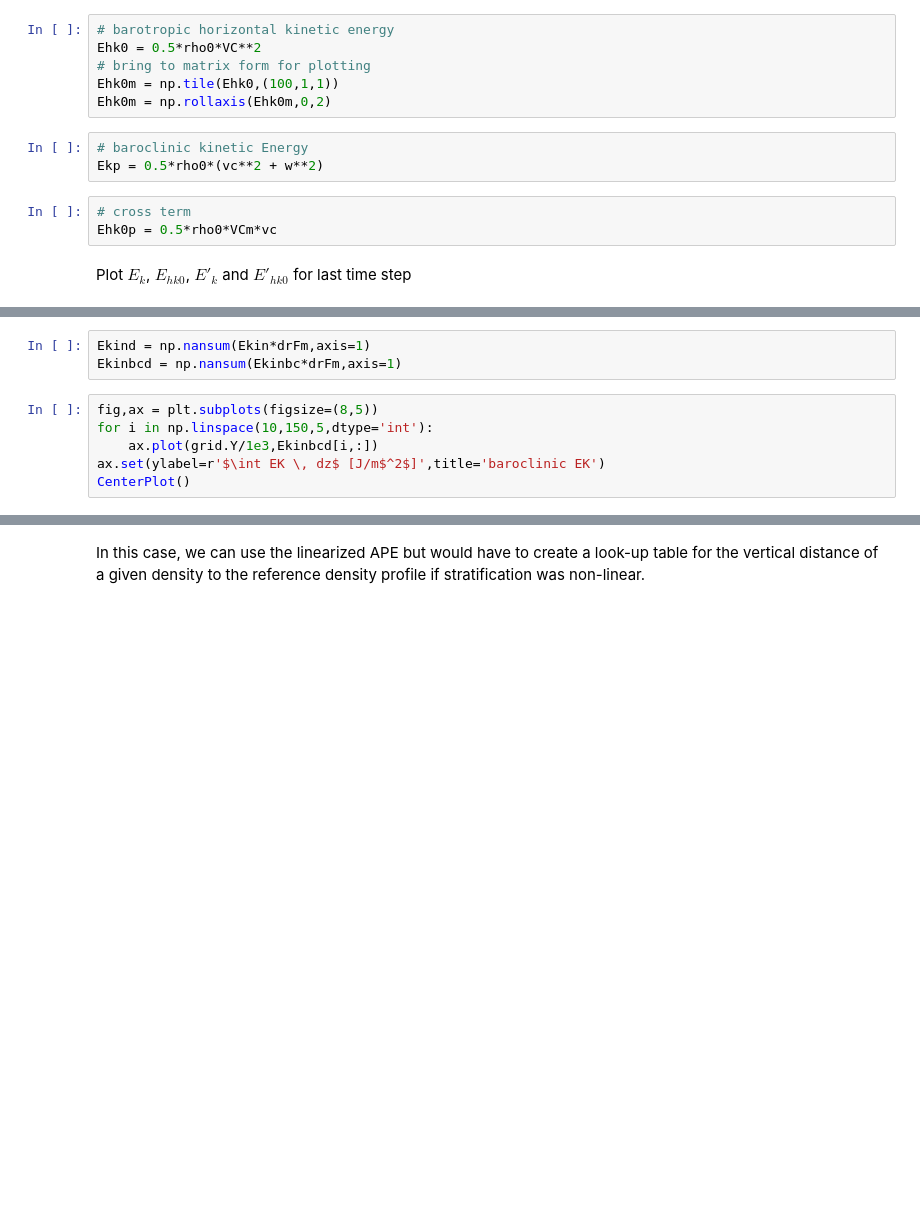
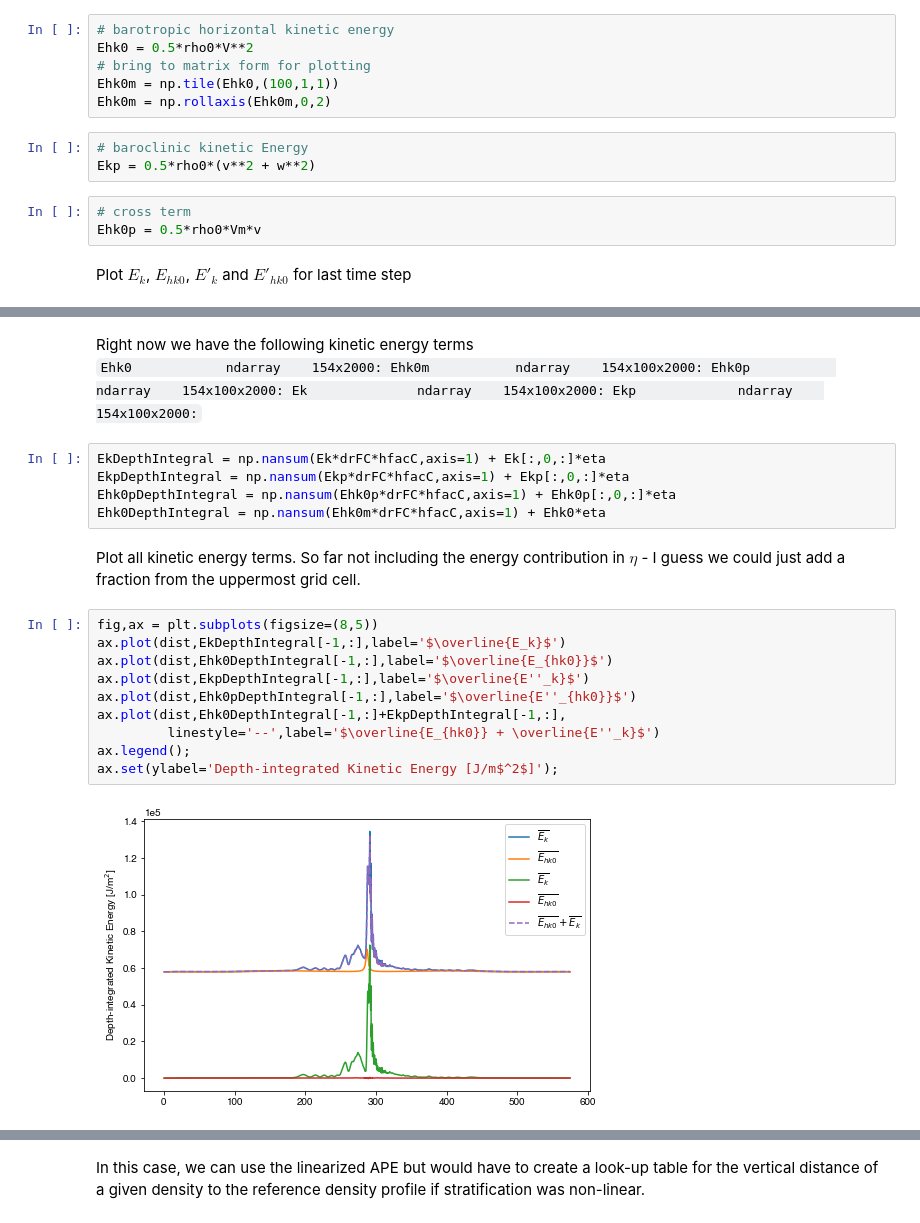
Before and after one commit to gunnarvoet/flow-across-bump, a Jupyter notebook: analysis/bump_analysis_energy.ipynb, the cells around one changed output, grey strips where cells are left out. Drawn from its saved outputs; the diff is of its cells as text; blank space fills up the shorter version.

```diff
--- a/analysis/bump_analysis_energy.ipynb
+++ b/analysis/bump_analysis_energy.ipynb
@@ -199,16 +208,16 @@ Ek = 1/2*rho0*(VallC**2 + WC**2)
 Ek = np.squeeze(Ek)*BathyMaskNaN
 # %%
 # barotropic horizontal kinetic energy
-Ehk0 = 0.5*rho0*VC**2
+Ehk0 = 0.5*rho0*V**2
 # bring to matrix form for plotting
 Ehk0m = np.tile(Ehk0,(100,1,1))
 Ehk0m = np.rollaxis(Ehk0m,0,2)
 # %%
 # baroclinic kinetic Energy
-Ekp = 0.5*rho0*(vc**2 + w**2)
+Ekp = 0.5*rho0*(v**2 + w**2)
 # %%
 # cross term
-Ehk0p = 0.5*rho0*VCm*vc
+Ehk0p = 0.5*rho0*Vm*v
 # %% [markdown]
 Plot $E_k$, $E_{hk0}$, $E'_k$ and $E'_{hk0}$ for last time step
 # %%
@@ -256,9 +259,26 @@ drFm.shape
-# %%
-Ekind = np.nansum(Ekin*drFm,axis=1)
-Ekinbcd = np.nansum(Ekinbc*drFm,axis=1)
-# %%
-fig,ax = plt.subplots(figsize=(8,5))
-for i in np.linspace(10,150,5,dtype='int'):
-    ax.plot(grid.Y/1e3,Ekinbcd[i,:])
-ax.set(ylabel=r'$\int EK \, dz$ [J/m$^2$]',title='baroclinic EK')
-CenterPlot()
+# %% [markdown]
+Right now we have the following kinetic energy terms<br>
+``Ehk0            ndarray    154x2000:
+Ehk0m           ndarray    154x100x2000:
+Ehk0p           ndarray    154x100x2000:
+Ek              ndarray    154x100x2000:
+Ekp             ndarray    154x100x2000:``
+# %%
+EkDepthIntegral = np.nansum(Ek*drFC*hfacC,axis=1) + Ek[:,0,:]*eta
+EkpDepthIntegral = np.nansum(Ekp*drFC*hfacC,axis=1) + Ekp[:,0,:]*eta
+Ehk0pDepthIntegral = np.nansum(Ehk0p*drFC*hfacC,axis=1) + Ehk0p[:,0,:]*eta
+Ehk0DepthIntegral = np.nansum(Ehk0m*drFC*hfacC,axis=1) + Ehk0*eta
+# %% [markdown]
+Plot all kinetic energy terms. So far not including the energy contribution in $\eta$ - I guess we could just add a fraction from the uppermost grid cell.
+# %%
+fig,ax = plt.subplots(figsize=(8,5))
+ax.plot(dist,EkDepthIntegral[-1,:],label='$\overline{E_k}$')
+ax.plot(dist,Ehk0DepthIntegral[-1,:],label='$\overline{E_{hk0}}$')
+ax.plot(dist,EkpDepthIntegral[-1,:],label='$\overline{E''_k}$')
+ax.plot(dist,Ehk0pDepthIntegral[-1,:],label='$\overline{E''_{hk0}}$')
+ax.plot(dist,Ehk0DepthIntegral[-1,:]+EkpDepthIntegral[-1,:],
+         linestyle='--',label='$\overline{E_{hk0}} + \overline{E''_k}$')
+ax.legend();
+ax.set(ylabel='Depth-integrated Kinetic Energy [J/m$^2$]');
+# %% [output]
+[figure, added]
```
Also changed, not shown: parts of 41 cells of this notebook.
